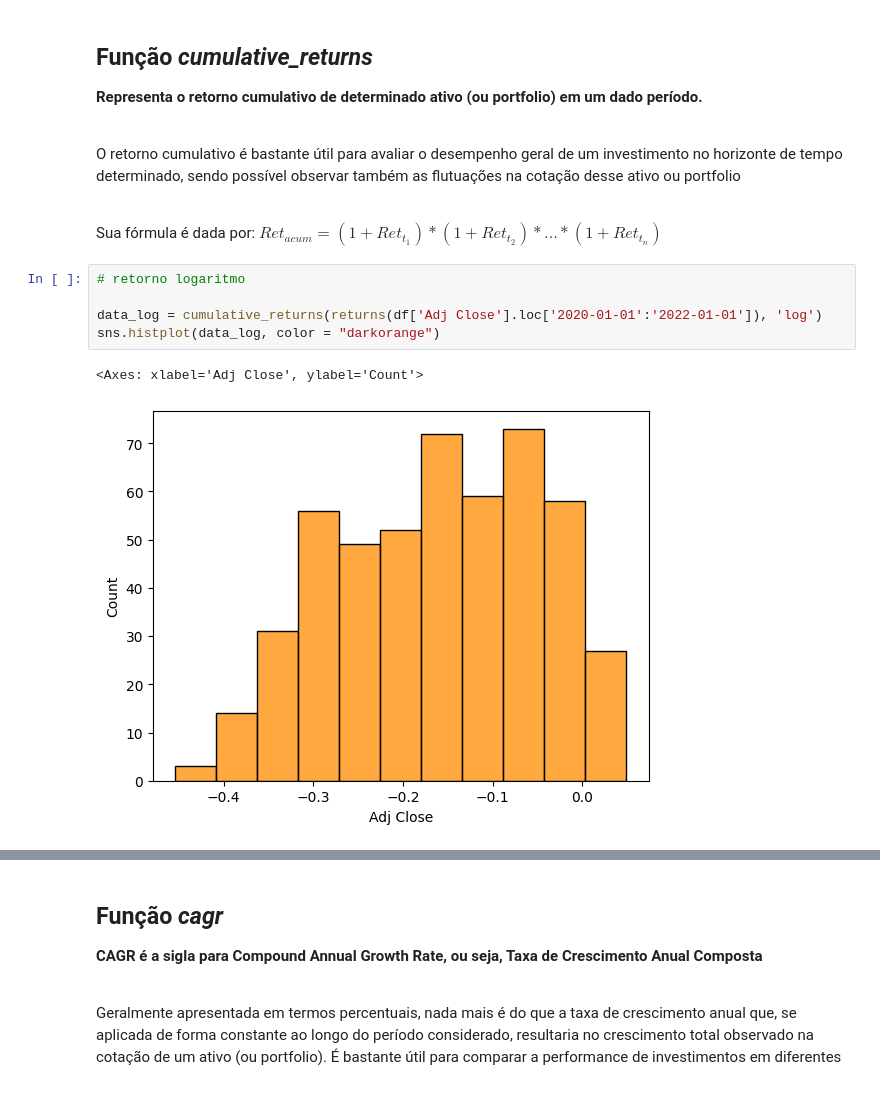
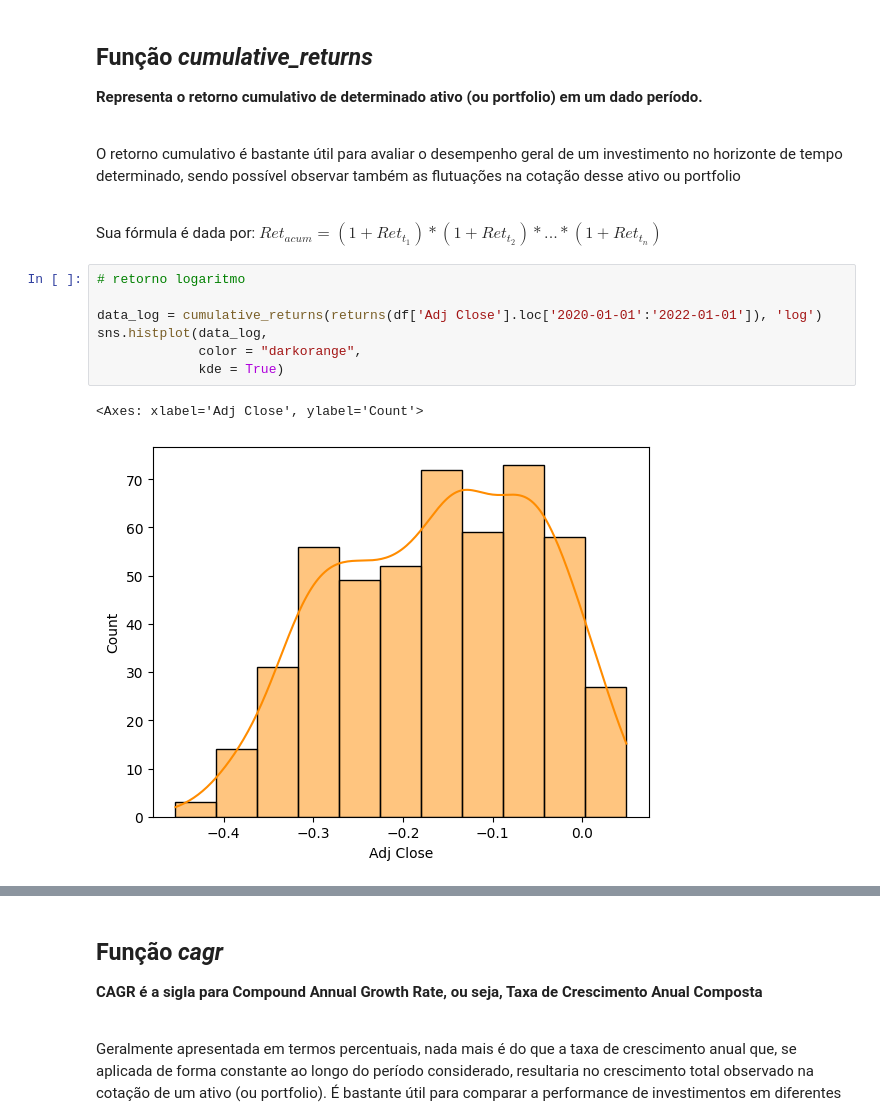
Before and after one commit to turing-usp/turingquant-exemplos, a Jupyter notebook: metrics_retorno.ipynb, the cells around one changed output, grey strips where cells are left out. Drawn from its saved outputs; the diff is of its cells as text.

```diff
--- a/metrics_retorno.ipynb
+++ b/metrics_retorno.ipynb
@@ -127,11 +127,13 @@ $Ret_{acum} = (1 + Ret_{t_{1}}) * (1 + Ret_{t_{2}}) * ... * (1 + Ret_{t_{n}})$
 # %%
 # retorno logaritmo
 
 data_log = cumulative_returns(returns(df['Adj Close'].loc['2020-01-01':'2022-01-01']), 'log')
-sns.histplot(data_log, color = "darkorange")
+sns.histplot(data_log,
+             color = "darkorange",
+             kde = True)
 # %% [output]
 <Axes: xlabel='Adj Close', ylabel='Count'>
-[figure, old version]
+[figure, new version]
 # %%
 # retorno simples
 
```
Also changed, not shown: parts of 5 cells of this notebook.
